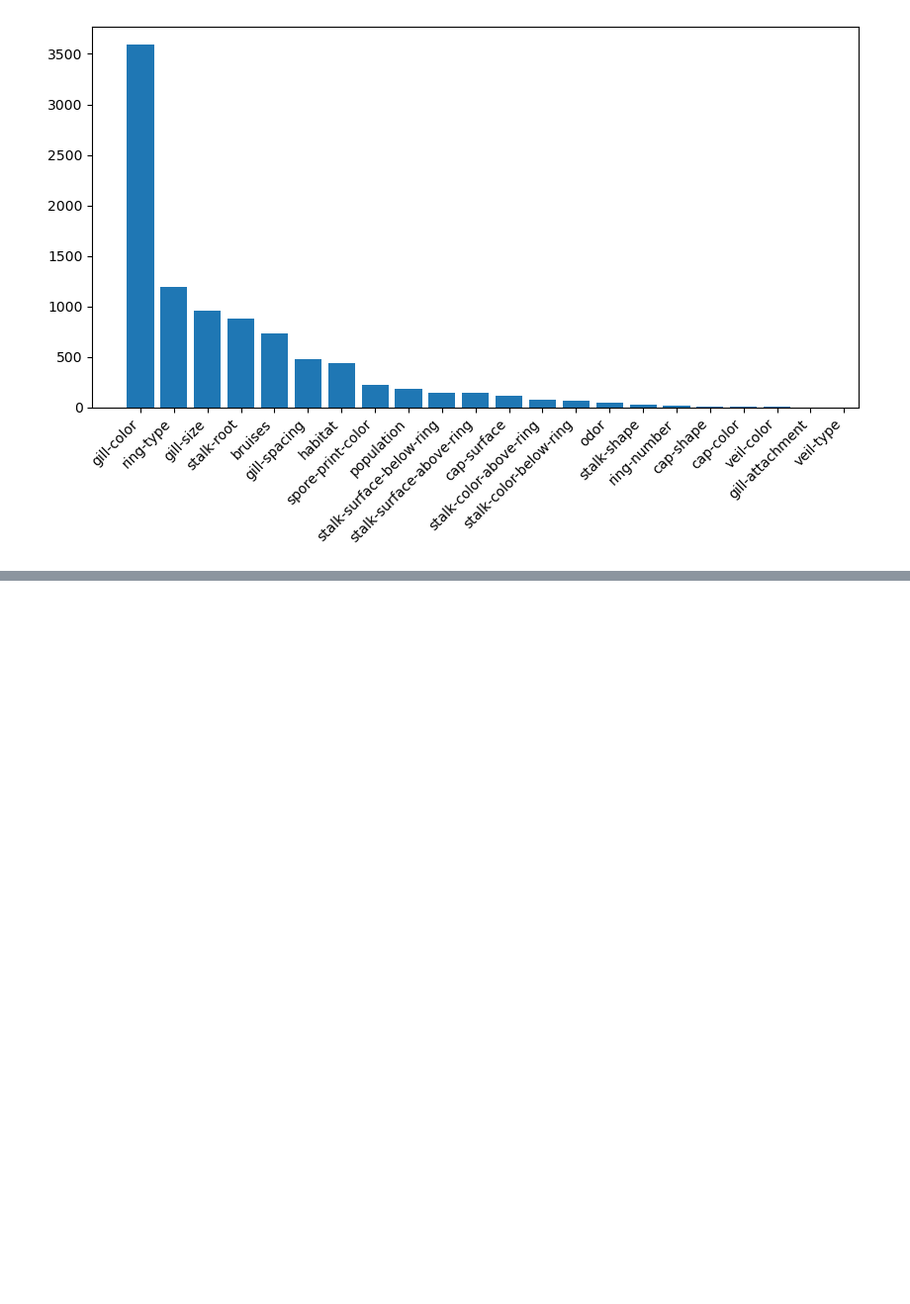
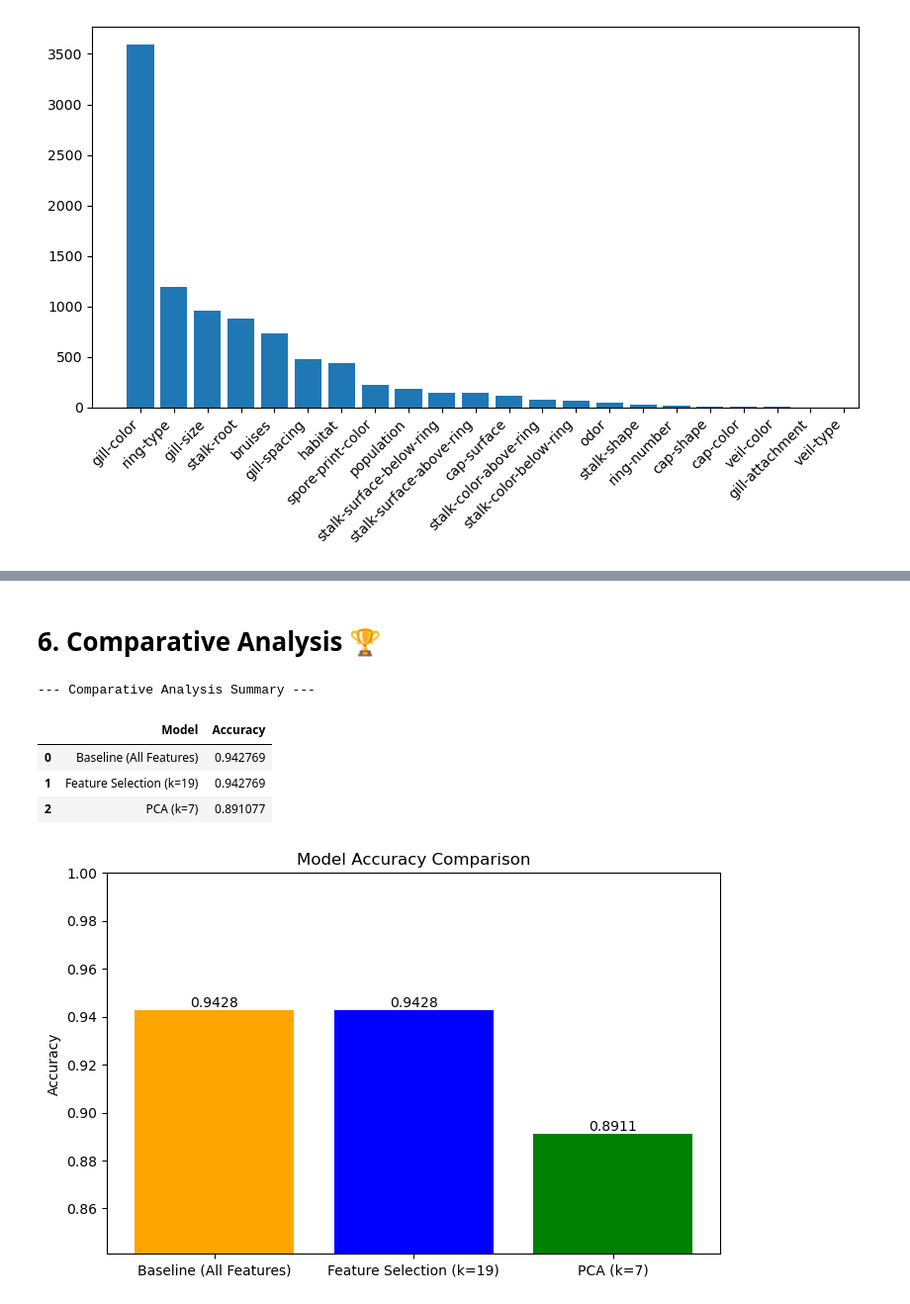
Before and after one commit to Mohamed-Ehab-Sabry/ml-mushroom-breast-cancer-classifier, a Jupyter notebook: CategoricalNB.ipynb, the cells around one changed output, grey strips where cells are left out. Shown at 99% size. Saved outputs shown, nothing was run; the diff lists cells and outputs as text; code cells hidden in the pictures; blank space fills up the shorter version.

Commit message:
refactor: restrcuturing the notebook to better deomnstrate different functionalities

```diff
--- a/CategoricalNB.ipynb
+++ b/CategoricalNB.ipynb
@@ -229,0 +317,39 @@ print(accuracy_score(y_validation, predictions))
+# %% [markdown]
+# 6. Comparative Analysis 🏆
+# %%
+# Storing accuracies (ensure these variable names match those defined above)
+# You might need to rerun the previous cells for this to work successfully.
+# Baseline accuracy:
+acc_baseline = accuracy_score(y_validation, predictions)
+# Feature Selection accuracy:
+acc_fs = accuracy_score(y_validation, predictions_best)
+# PCA accuracy:
+acc_pca = accuracy_score(y_validation, predictions_pca)
+
+results_df = pd.DataFrame({
+    'Model': ['Baseline (All Features)', f'Feature Selection (k={best_k})', 'PCA (k=7)'],
+    'Accuracy': [acc_baseline, acc_fs, acc_pca]
+})
+
+print("--- Comparative Analysis Summary ---")
+display(results_df)
+
+plt.figure(figsize=(8, 5))
+bars = plt.bar(results_df['Model'], results_df['Accuracy'], color=['orange', 'blue', 'green'])
+plt.ylabel('Accuracy')
+plt.title('Model Accuracy Comparison')
+plt.ylim(min(results_df['Accuracy']) - 0.05, 1.0) # Zoom in for better visualization
+
+# Add text on top of bars
+for bar in bars:
+    yval = bar.get_height()
+    plt.text(bar.get_x() + bar.get_width()/2.0, yval, f"{yval:.4f}", va='bottom', ha='center')
+
+plt.show()
+# %% [output]
+--- Comparative Analysis Summary ---
+|  | Model | Accuracy |
+| 0 | Baseline (All Features) | 0.942769 |
+| 1 | Feature Selection (k=19) | 0.942769 |
+| 2 | PCA (k=7) | 0.891077 |
+[figure, added]
```
Also changed, not shown: parts of 9 cells of this notebook.
